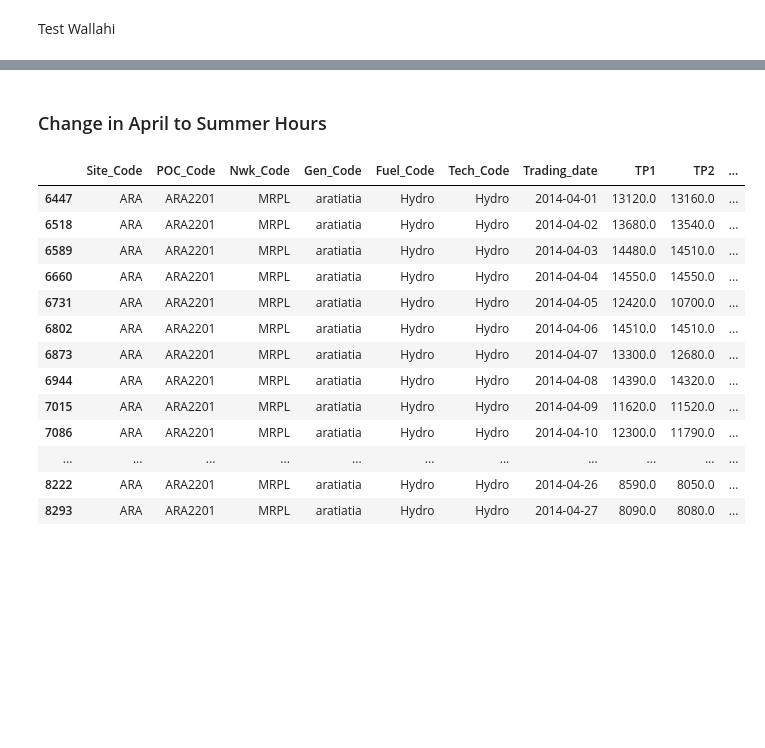
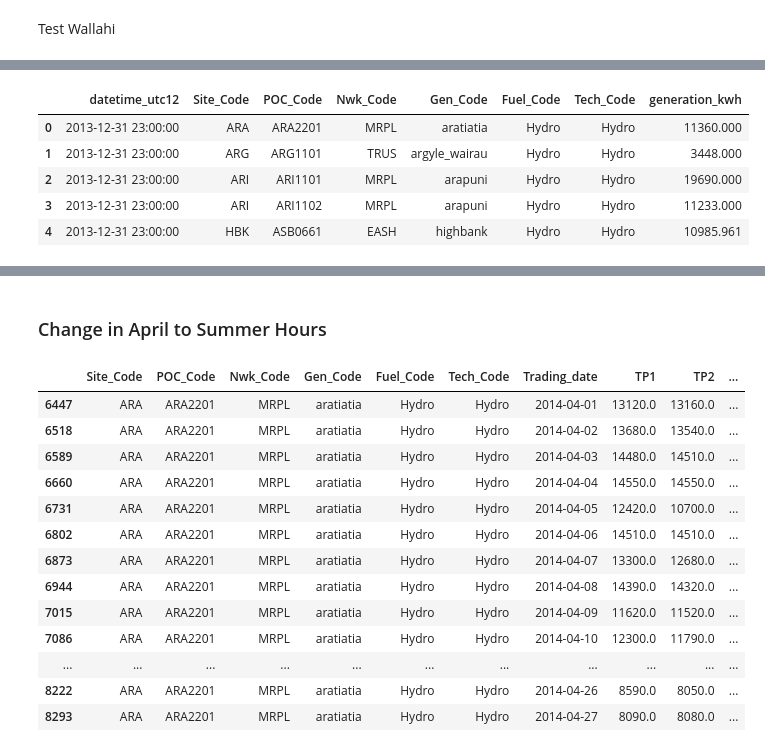
Before and after one commit to DaveGiGi/Duckstradamus, a Jupyter notebook: Data_Processing/preprocessing_Jacques.ipynb, the cells around one changed output, grey strips where cells are left out. Saved outputs shown, nothing was run; the diff lists cells and outputs as text; code cells hidden in the pictures; blank space fills up the shorter version.

```diff
--- a/Data_Processing/preprocessing_Jacques.ipynb
+++ b/Data_Processing/preprocessing_Jacques.ipynb
@@ -74,0 +134,9 @@ df = df.rename(columns={'Trading_date': 'Trading_Date'})
+# %%
+df_hourly.head()
+# %% [output]
+|  | datetime_utc12 | Site_Code | POC_Code | Nwk_Code | Gen_Code | Fuel_Code | Tech_Code | generation_kwh |
+| 0 | 2013-12-31 23:00:00 | ARA | ARA2201 | MRPL | aratiatia | Hydro | Hydro | 11360.000 |
+| 1 | 2013-12-31 23:00:00 | ARG | ARG1101 | TRUS | argyle_wairau | Hydro | Hydro | 3448.000 |
+| 2 | 2013-12-31 23:00:00 | ARI | ARI1101 | MRPL | arapuni | Hydro | Hydro | 19690.000 |
+| 3 | 2013-12-31 23:00:00 | ARI | ARI1102 | MRPL | arapuni | Hydro | Hydro | 11233.000 |
+| 4 | 2013-12-31 23:00:00 | HBK | ASB0661 | EASH | highbank | Hydro | Hydro | 10985.961 |
```
Also changed, not shown: parts of 8 cells of this notebook.
